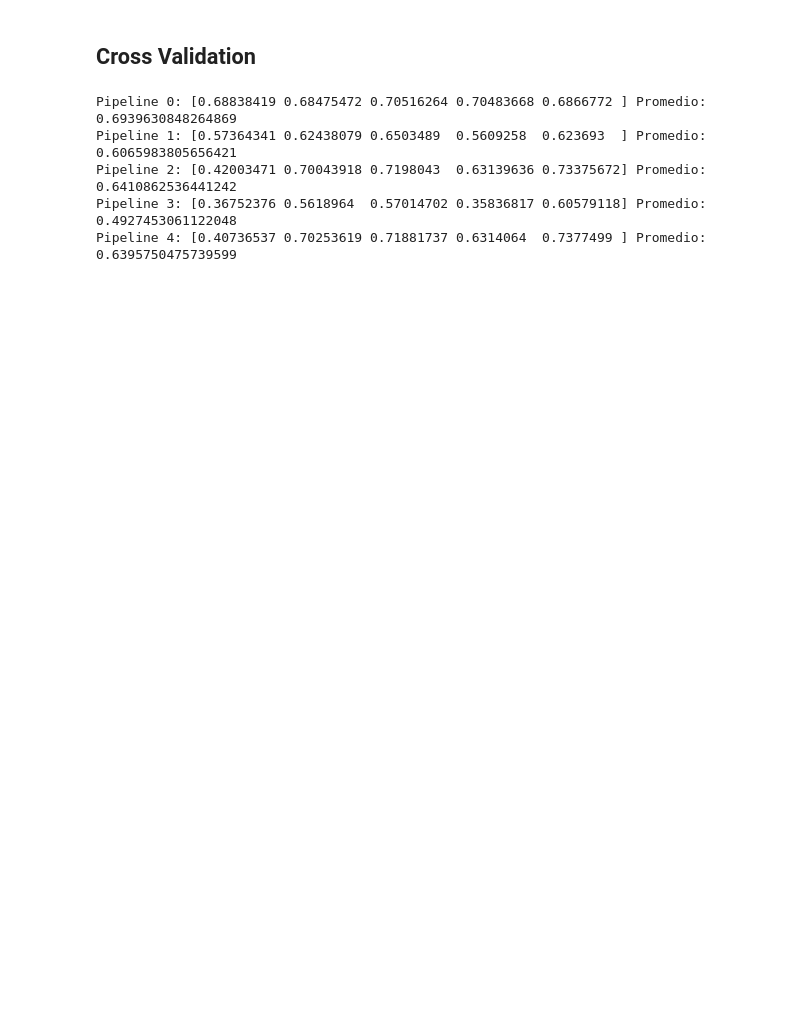
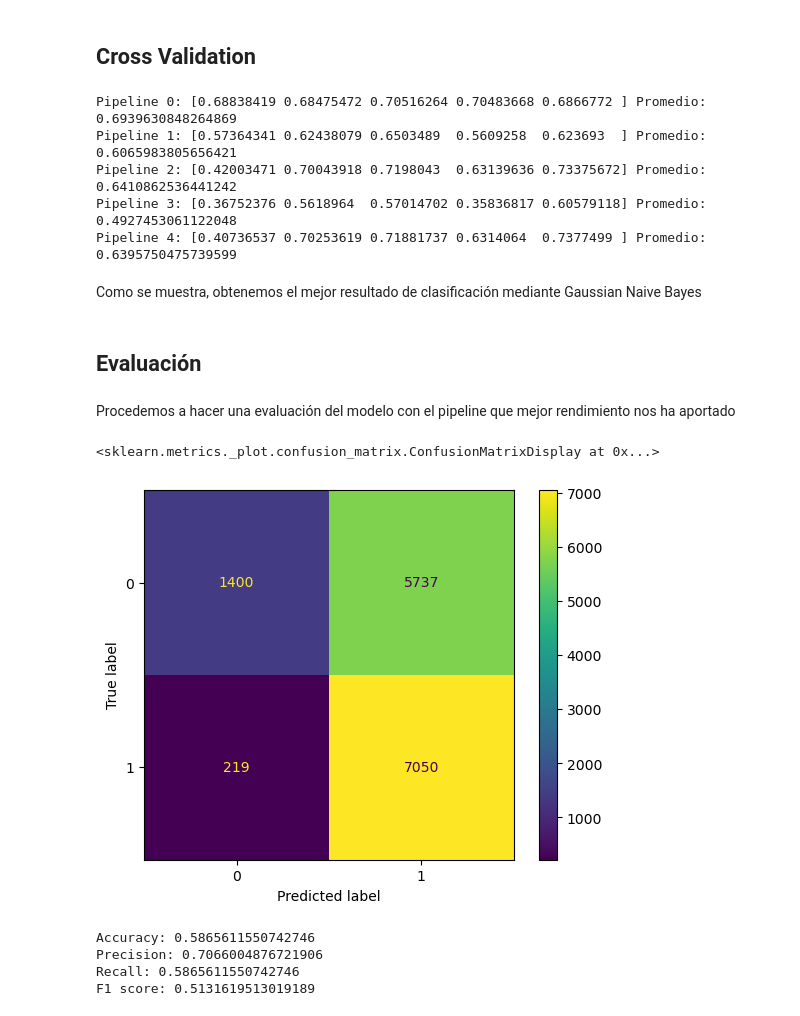
Before and after one commit to gmolinsm/Proyecto-Introduccion-IA, a Jupyter notebook: Proyecto Final.ipynb, the cells around one changed output. Saved outputs shown, nothing was run; the diff lists cells and outputs as text; code cells hidden in the pictures; blank space fills up the shorter version.

Commit message:
Nueva sección de evaluación

```diff
--- a/Proyecto Final.ipynb
+++ b/Proyecto Final.ipynb
@@ -268,3 +271,34 @@ Pipeline 1: [0.57364341 0.62438079 0.6503489  0.5609258  0.623693  ] Promedio: 0
 Pipeline 2: [0.42003471 0.70043918 0.7198043  0.63139636 0.73375672] Promedio: 0.6410862536441242
 Pipeline 3: [0.36752376 0.5618964  0.57014702 0.35836817 0.60579118] Promedio: 0.4927453061122048
 Pipeline 4: [0.40736537 0.70253619 0.71881737 0.6314064  0.7377499 ] Promedio: 0.6395750475739599
+# %% [markdown]
+Como se muestra, obtenemos el mejor resultado de clasificación mediante Gaussian Naive Bayes
+# %% [markdown]
+## Evaluación
+# %% [markdown]
+Procedemos a hacer una evaluación del modelo con el pipeline que mejor rendimiento nos ha aportado
+# %%
+from sklearn.metrics import confusion_matrix, ConfusionMatrixDisplay, precision_score, recall_score, f1_score, accuracy_score
+from sklearn.model_selection import train_test_split
+
+# Predicting Test set results
+X_train, X_test, y_train, y_test = train_test_split(X_under, y_under, test_size = 0.3, random_state = seed)
+model_pipelines[0].fit(X_train, y_train)
+y_pred = model_pipelines[0].predict(X_test)
+
+cm = confusion_matrix(y_test, y_pred)
+disp = ConfusionMatrixDisplay(confusion_matrix=cm, display_labels=model_pipelines[0].classes_)
+disp.plot()
+# %% [output]
+<sklearn.metrics._plot.confusion_matrix.ConfusionMatrixDisplay at 0x...>
+[figure, added]
+# %%
+print('Accuracy:', accuracy_score(y_test, y_pred))
+print('Precision:', precision_score(y_test, y_pred, average="weighted"))
+print('Recall:', recall_score(y_test, y_pred, average="weighted"))
+print('F1 score:', f1_score(y_test, y_pred, average="weighted"))
+# %% [output]
+Accuracy: 0.5865611550742746
+Precision: 0.7066004876721906
+Recall: 0.5865611550742746
+F1 score: 0.5131619513019189
```
Also changed, not shown: parts of 4 cells of this notebook.
